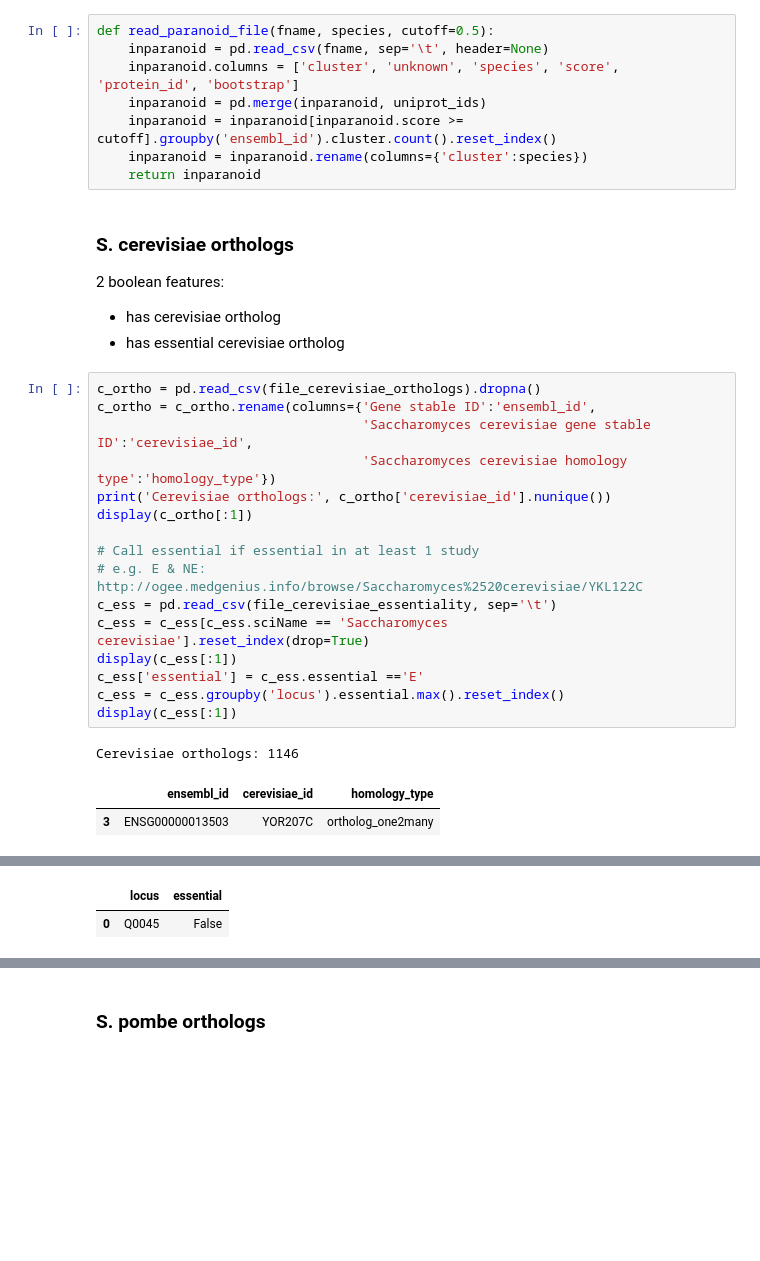
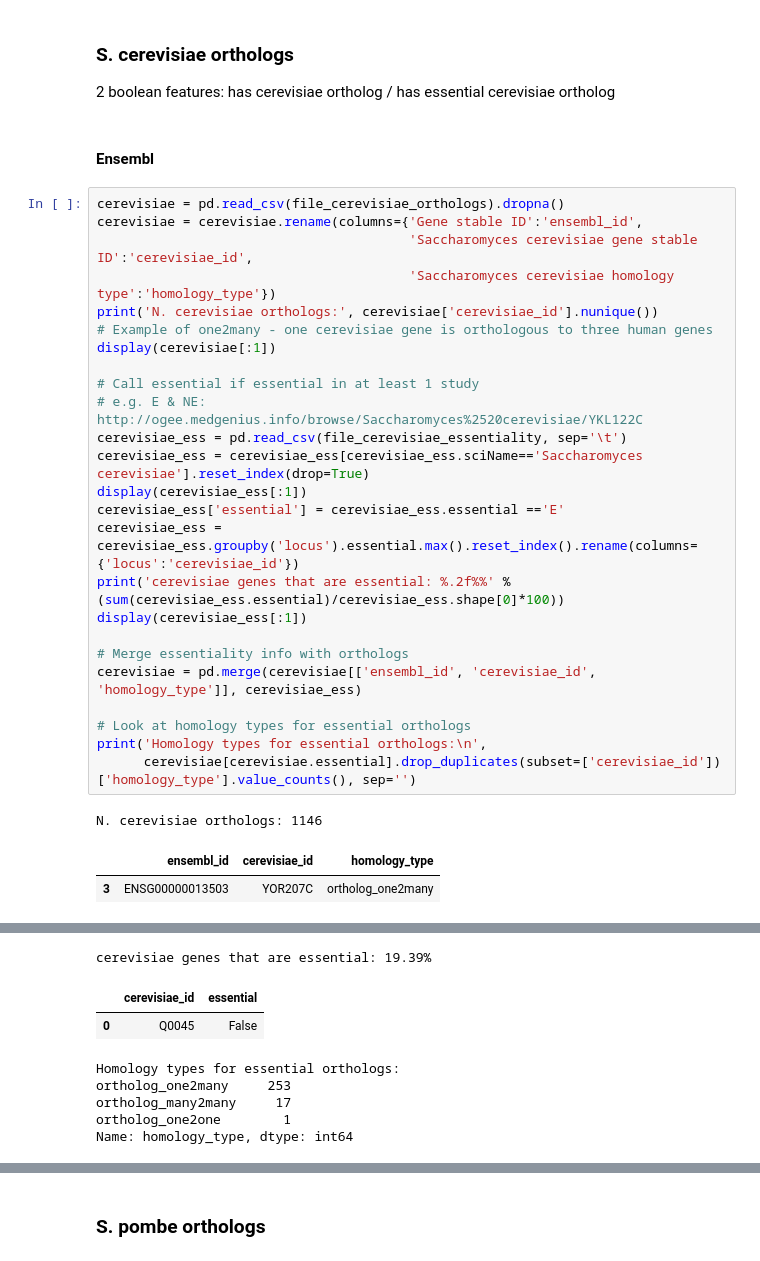
Before and after one commit to DeKegel/paralog_SL_prediction, a Jupyter notebook: 1_data_processing/paralog_features/03_process_orthologs.ipynb, the cells around one changed output, grey strips where cells are left out. Drawn from its saved outputs; the diff is of its cells as text; blank space fills up the shorter version.

```diff
--- a/1_data_processing/paralog_features/03_process_orthologs.ipynb
+++ b/1_data_processing/paralog_features/03_process_orthologs.ipynb
@@ -60,38 +66,45 @@ uniprot_ids[:1]
-# %%
-def read_paranoid_file(fname, species, cutoff=0.5):
-    inparanoid = pd.read_csv(fname, sep='\t', header=None)
-    inparanoid.columns = ['cluster', 'unknown', 'species', 'score', 'protein_id', 'bootstrap']
-    inparanoid = pd.merge(inparanoid, uniprot_ids)
-    inparanoid = inparanoid[inparanoid.score >= cutoff].groupby('ensembl_id').cluster.count().reset_index()
-    inparanoid = inparanoid.rename(columns={'cluster':species})
-    return inparanoid
 # %% [markdown]
 ### S. cerevisiae orthologs
 
-2 boolean features:
-* has cerevisiae ortholog
-* has essential cerevisiae ortholog
+2 boolean features: has cerevisiae ortholog / has essential cerevisiae ortholog
+# %% [markdown]
+#### Ensembl
 # %%
-c_ortho = pd.read_csv(file_cerevisiae_orthologs).dropna()
-c_ortho = c_ortho.rename(columns={'Gene stable ID':'ensembl_id',
-                                  'Saccharomyces cerevisiae gene stable ID':'cerevisiae_id',
-                                  'Saccharomyces cerevisiae homology type':'homology_type'})
-print('Cerevisiae orthologs:', c_ortho['cerevisiae_id'].nunique())
-display(c_ortho[:1])
+cerevisiae = pd.read_csv(file_cerevisiae_orthologs).dropna()
+cerevisiae = cerevisiae.rename(columns={'Gene stable ID':'ensembl_id',
+                                        'Saccharomyces cerevisiae gene stable ID':'cerevisiae_id',
+                                        'Saccharomyces cerevisiae homology type':'homology_type'})
+print('N. cerevisiae orthologs:', cerevisiae['cerevisiae_id'].nunique())
+# Example of one2many - one cerevisiae gene is orthologous to three human genes
+display(cerevisiae[:1])
 
 # Call essential if essential in at least 1 study
 # e.g. E & NE: http://ogee.medgenius.info/browse/Saccharomyces%2520cerevisiae/YKL122C
-c_ess = pd.read_csv(file_cerevisiae_essentiality, sep='\t')
-c_ess = c_ess[c_ess.sciName == 'Saccharomyces cerevisiae'].reset_index(drop=True)
-display(c_ess[:1])
-c_ess['essential'] = c_ess.essential =='E'
-c_ess = c_ess.groupby('locus').essential.max().reset_index()
-display(c_ess[:1])
+cerevisiae_ess = pd.read_csv(file_cerevisiae_essentiality, sep='\t')
+cerevisiae_ess = cerevisiae_ess[cerevisiae_ess.sciName=='Saccharomyces cerevisiae'].reset_index(drop=True)
+display(cerevisiae_ess[:1])
+cerevisiae_ess['essential'] = cerevisiae_ess.essential =='E'
+cerevisiae_ess = cerevisiae_ess.groupby('locus').essential.max().reset_index().rename(columns={'locus':'cerevisiae_id'})
+print('cerevisiae genes that are essential: %.2f%%' % (sum(cerevisiae_ess.essential)/cerevisiae_ess.shape[0]*100))
+display(cerevisiae_ess[:1])
+
+# Merge essentiality info with orthologs
+cerevisiae = pd.merge(cerevisiae[['ensembl_id', 'cerevisiae_id', 'homology_type']], cerevisiae_ess)
+
+# Look at homology types for essential orthologs
+print('Homology types for essential orthologs:\n',
+      cerevisiae[cerevisiae.essential].drop_duplicates(subset=['cerevisiae_id'])['homology_type'].value_counts(), sep='')
 # %% [output]
-Cerevisiae orthologs: 1146
+N. cerevisiae orthologs: 1146
 |  | ensembl_id | cerevisiae_id | homology_type |
 | 3 | ENSG00000013503 | YOR207C | ortholog_one2many |
 |  | sciName | kingdom | datasetID | locus | essential | pubmedID | taxID | thumbup | thumbdown | valid | ... |
 | 0 | Saccharomyces cerevisiae | eukaryota | 350 | Q0045 | NE | 0 | 4932 | 0 | 0 | 0 | ... |
+cerevisiae genes that are essential: 19.39%
-|  | locus | essential |
+|  | cerevisiae_id | essential |
 | 0 | Q0045 | False |
+Homology types for essential orthologs:
+ortholog_one2many     253
+ortholog_many2many     17
+ortholog_one2one        1
+Name: homology_type, dtype: int64
```
Also changed, not shown: parts of 31 cells of this notebook, 8 other files.
